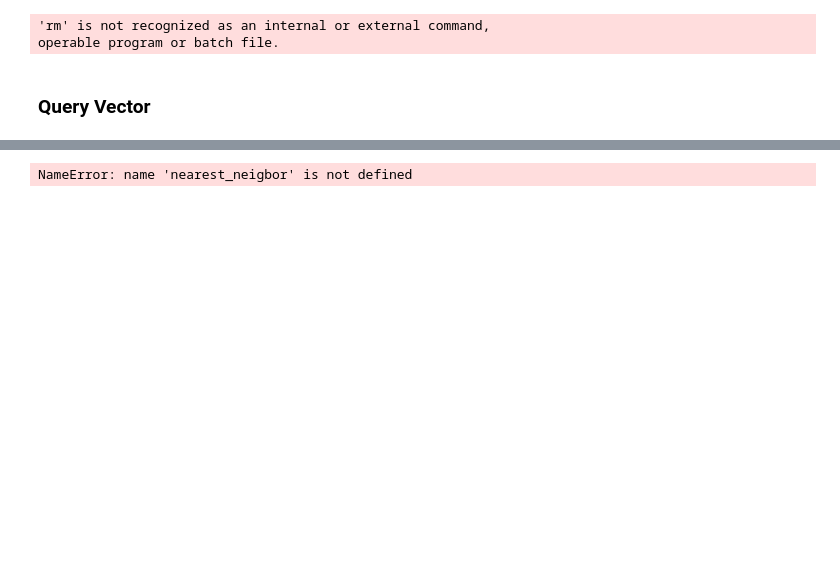
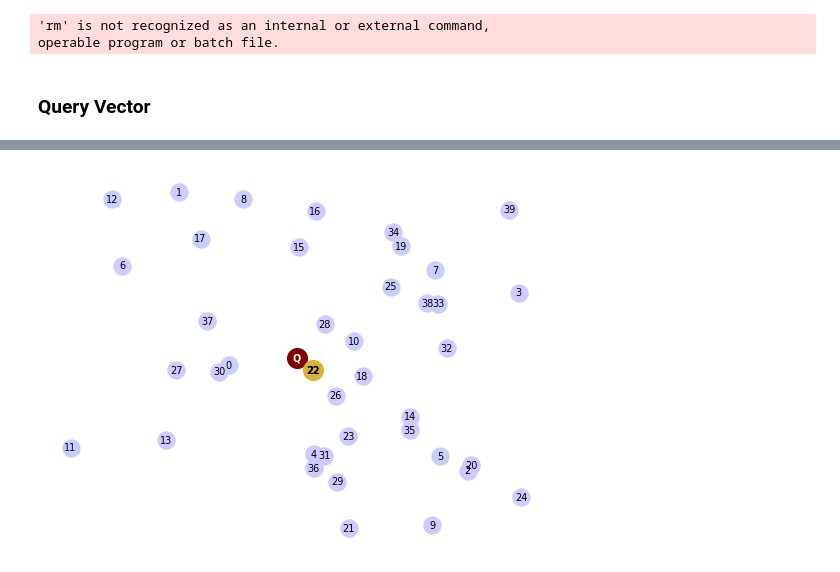
Before and after one commit to MouadBouaicha/Vector-Database, a Jupyter notebook: ANN.ipynb, the cells around one changed output, grey strips where cells are left out. Cells and saved outputs as stored; diff of their text form; code cells hidden in the pictures; blank space fills up the shorter version.

```diff
--- a/ANN.ipynb
+++ b/ANN.ipynb
@@ -35,13 +37,38 @@ pos_query=nx.get_node_attributes(G_query,'pos')
+# %%
+def nearest_neighbor(vec_pos, query_vec):
+    # Initialize the graphs
+    G_lin = nx.Graph()
+    G_best = nx.Graph()
+
+    # Assuming vec_pos is a 2D numpy array where each row is a node's position vector
+    num_nodes = vec_pos.shape[0]
+    nearest_node = None
+    min_dist = np.inf
+
+    # Add nodes to G_lin with positions and find the nearest node
+    for node in range(num_nodes):
+        pos = vec_pos[node, :]
+        G_lin.add_node(node, pos=pos)
+        dist = np.linalg.norm(pos - query_vec)
+        if dist < min_dist:
+            min_dist = dist
+            nearest_node = node
+
+    # Add the nearest node to G_best
+    if nearest_node is not None:
+        G_best.add_node(nearest_node, pos=vec_pos[nearest_node, :])
+
+    return G_lin, G_best
 # %%
-(G_lin, G_best) = nearest_neigbor(vec_pos,query_vec)
+(G_lin, G_best) = nearest_neighbor(vec_pos,query_vec)
 
 pos_lin=nx.get_node_attributes(G_lin,'pos')
 pos_best=nx.get_node_attributes(G_best,'pos')
 
 fig, axs = plt.subplots()
 
 nx.draw(G_lin, pos_lin, with_labels=True, node_size=150, node_color=[[0.8,0.8,1]], width=0.0, font_size=7, ax = axs)
 nx.draw(G_query, pos_query, with_labels=True, node_size=200, node_color=[[0.5,0,0]], font_color='white', width=0.5, font_size=7, font_weight='bold', ax = axs)
 nx.draw(G_best, pos_best, with_labels=True, node_size=200, node_color=[[0.85,0.7,0.2]], width=0.5, font_size=7, font_weight='bold', ax = axs)
 # %% [output]
-NameError: name 'nearest_neigbor' is not defined
+[figure, added]
```
Also changed, not shown: parts of 3 cells of this notebook, 2 other files.
